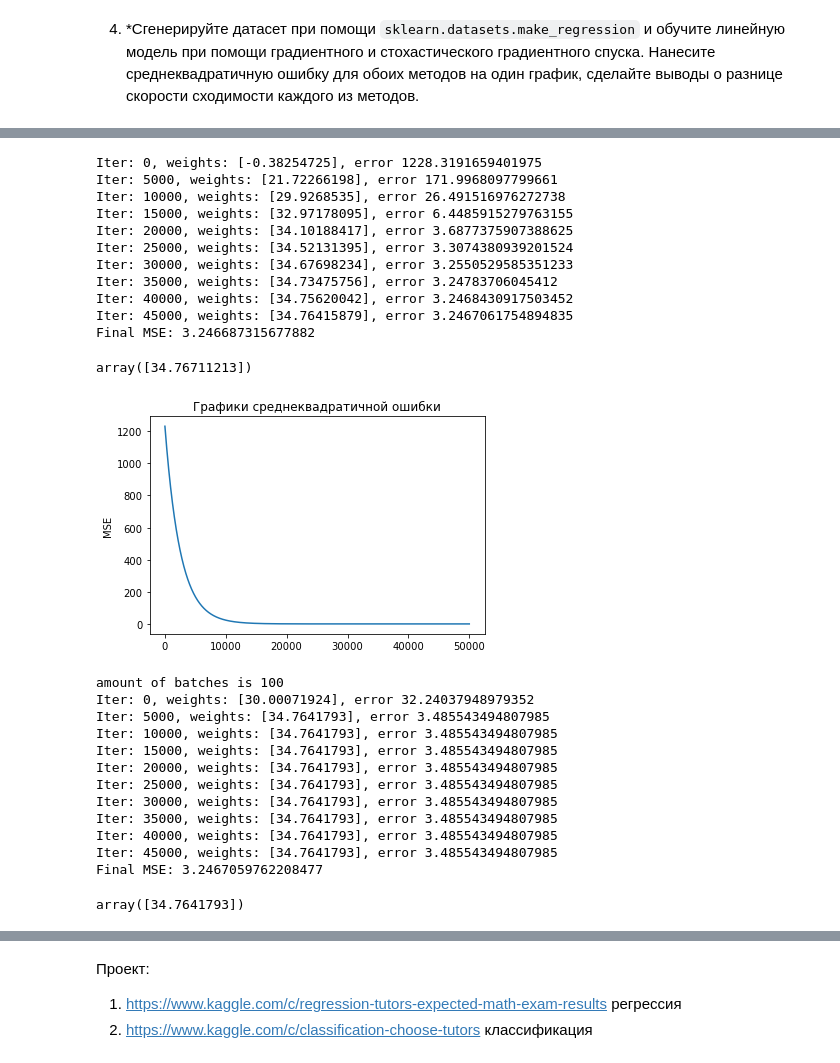
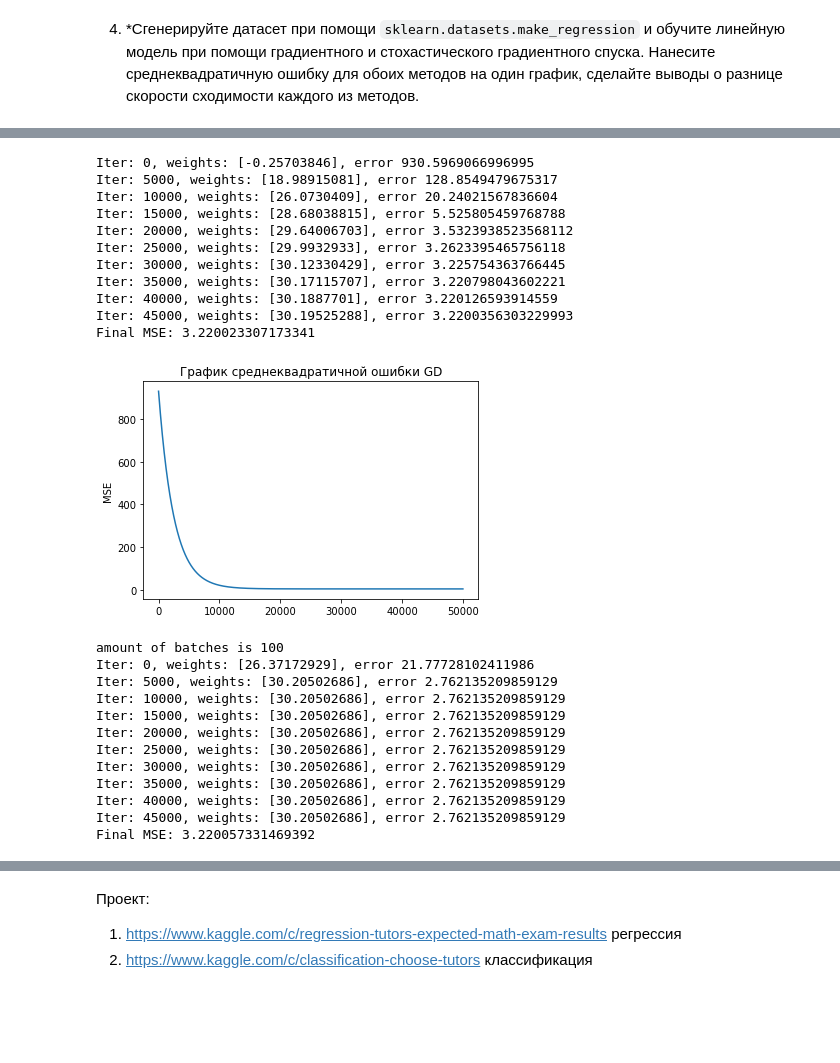
Before and after one commit to AndreiBazhenau/gb, a Jupyter notebook: algorithms_analysis/hw_2.ipynb, the cells around one changed output, grey strips where cells are left out. Saved outputs shown, nothing was run; the diff lists cells and outputs as text; code cells hidden in the pictures; blank space fills up the shorter version.

```diff
--- a/algorithms_analysis/hw_2.ipynb
+++ b/algorithms_analysis/hw_2.ipynb
@@ -198,7 +246,7 @@ array(34.77075996)
 def gradient_descent(X, y, iterations, eta):
     W = np.random.randn(X.shape[1])
     n = X.shape[0]
-    global err_list_gd
+    #global err_list_gd
     err_list_gd = []
     for i in range(0, iterations):
         y_pred = np.dot(X, W)
@@ -209,30 +257,30 @@ def gradient_descent(X, y, iterations, eta):
         if i % (iterations / 10) == 0:
             print(f'Iter: {i}, weights: {W}, error {err}')
     print(f'Final MSE: {calc_mse(y, np.dot(X, W))}')
-    return W
+    return W, err_list_gd
 # %%
-gradient_descent(X, y, iterations=50000, eta=1e-4)
+W, err_list_gd = gradient_descent(X, y, iterations=50000, eta=1e-4)
 # %% [output]
-Iter: 0, weights: [-0.38254725], error 1228.3191659401975
-Iter: 5000, weights: [21.72266198], error 171.9968097799661
-Iter: 10000, weights: [29.9268535], error 26.491516976272738
-Iter: 15000, weights: [32.97178095], error 6.4485915279763155
-Iter: 20000, weights: [34.10188417], error 3.6877375907388625
-Iter: 25000, weights: [34.52131395], error 3.3074380939201524
-Iter: 30000, weights: [34.67698234], error 3.2550529585351233
-Iter: 35000, weights: [34.73475756], error 3.24783706045412
-Iter: 40000, weights: [34.75620042], error 3.2468430917503452
-Iter: 45000, weights: [34.76415879], error 3.2467061754894835
-Final MSE: 3.246687315677882
+Iter: 0, weights: [-0.25703846], error 930.5969066996995
+Iter: 5000, weights: [18.98915081], error 128.8549479675317
+Iter: 10000, weights: [26.0730409], error 20.24021567836604
+Iter: 15000, weights: [28.68038815], error 5.525805459768788
+Iter: 20000, weights: [29.64006703], error 3.5323938523568112
+Iter: 25000, weights: [29.9932933], error 3.2623395465756118
+Iter: 30000, weights: [30.12330429], error 3.225754363766445
+Iter: 35000, weights: [30.17115707], error 3.220798043602221
+Iter: 40000, weights: [30.1887701], error 3.220126593914559
+Iter: 45000, weights: [30.19525288], error 3.2200356303229993
+Final MSE: 3.220023307173341
-array([34.76711213])
 # %%
 plt.plot(err_list_gd)
-plt.title('Графики среднеквадратичной ошибки')
+plt.title('График среднеквадратичной ошибки GD')
 #plt.xticks(np.arange(0, 101, 10))
 #plt.xlabel('reg (lambda)')
+#plt.xlim(0, 100)
 plt.ylabel('MSE');
 # %% [output]
-[figure, old version]
+[figure, new version]
 # %%
 # стохастический градиентный спуск
 def stohastic_gradient_descent(X, y, iterations, batch_size, eta=1e-4):
@@ -270,18 +318,17 @@ def stohastic_gradient_descent(X, y, iterations, batch_size, eta=1e-4):
 # %%
-stohastic_gradient_descent(X, y, iterations=50000, batch_size=100, eta=1e-2)
+W, err_list_sgd = stohastic_gradient_descent(X, y, iterations=50000, batch_size=100, eta=1e-2)
 # %% [output]
 amount of batches is 100
-Iter: 0, weights: [30.00071924], error 32.24037948979352
-Iter: 5000, weights: [34.7641793], error 3.485543494807985
-Iter: 10000, weights: [34.7641793], error 3.485543494807985
-Iter: 15000, weights: [34.7641793], error 3.485543494807985
-Iter: 20000, weights: [34.7641793], error 3.485543494807985
-Iter: 25000, weights: [34.7641793], error 3.485543494807985
-Iter: 30000, weights: [34.7641793], error 3.485543494807985
-Iter: 35000, weights: [34.7641793], error 3.485543494807985
-Iter: 40000, weights: [34.7641793], error 3.485543494807985
-Iter: 45000, weights: [34.7641793], error 3.485543494807985
-Final MSE: 3.2467059762208477
+Iter: 0, weights: [26.37172929], error 21.77728102411986
+Iter: 5000, weights: [30.20502686], error 2.762135209859129
+Iter: 10000, weights: [30.20502686], error 2.762135209859129
+Iter: 15000, weights: [30.20502686], error 2.762135209859129
+Iter: 20000, weights: [30.20502686], error 2.762135209859129
+Iter: 25000, weights: [30.20502686], error 2.762135209859129
+Iter: 30000, weights: [30.20502686], error 2.762135209859129
+Iter: 35000, weights: [30.20502686], error 2.762135209859129
+Iter: 40000, weights: [30.20502686], error 2.762135209859129
+Iter: 45000, weights: [30.20502686], error 2.762135209859129
+Final MSE: 3.220057331469392
-array([34.7641793])
 # %%
 plt.plot(err_list_sgd)
```
Also changed, not shown: parts of 13 cells of this notebook.
